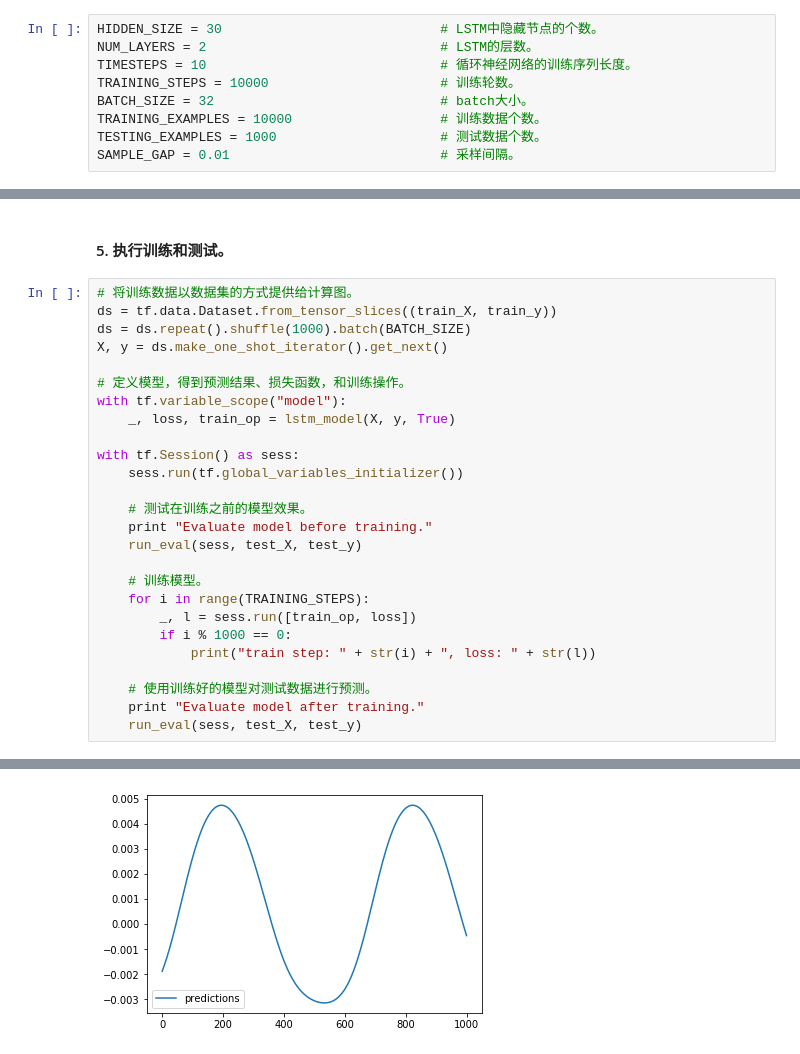
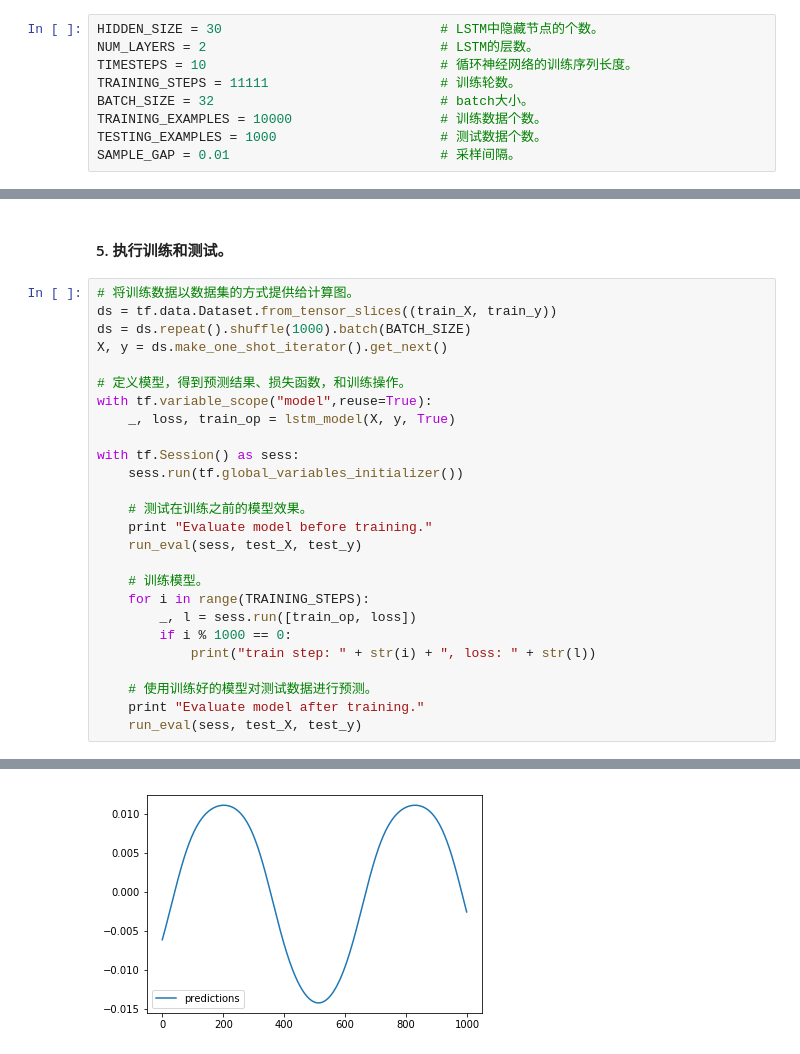
Before and after one commit to yxq903/TensorFlow-Action-in-Google-DL-Framework, a Jupyter notebook: 第8章 循环神经网络/第8章 循环神经网络.ipynb, the cells around one changed output, grey strips where cells are left out. Saved outputs shown, nothing was run; the diff lists cells and outputs as text.

```diff
--- a/第8章 循环神经网络/第8章 循环神经网络.ipynb
+++ b/第8章 循环神经网络/第8章 循环神经网络.ipynb
@@ -91,7 +89,7 @@ import matplotlib.pyplot as plt
 HIDDEN_SIZE = 30                            # LSTM中隐藏节点的个数。
 NUM_LAYERS = 2                              # LSTM的层数。
 TIMESTEPS = 10                              # 循环神经网络的训练序列长度。
-TRAINING_STEPS = 10000                      # 训练轮数。
+TRAINING_STEPS = 11111                      # 训练轮数。
 BATCH_SIZE = 32                             # batch大小。
 TRAINING_EXAMPLES = 10000                   # 训练数据个数。
 TESTING_EXAMPLES = 1000                     # 测试数据个数。
@@ -202,7 +214,7 @@ ds = ds.repeat().shuffle(1000).batch(BATCH_SIZE)
 X, y = ds.make_one_shot_iterator().get_next()
 
 # 定义模型，得到预测结果、损失函数，和训练操作。
-with tf.variable_scope("model"):
+with tf.variable_scope("model",reuse=True):
     _, loss, train_op = lstm_model(X, y, True)
 
 with tf.Session() as sess:
@@ -242 +239 @@ Root Mean Square Error is: 0.684462
-[figure, old version]
+[figure, new version]
```
Also changed, not shown: parts of 5 cells of this notebook, 19 other files.
